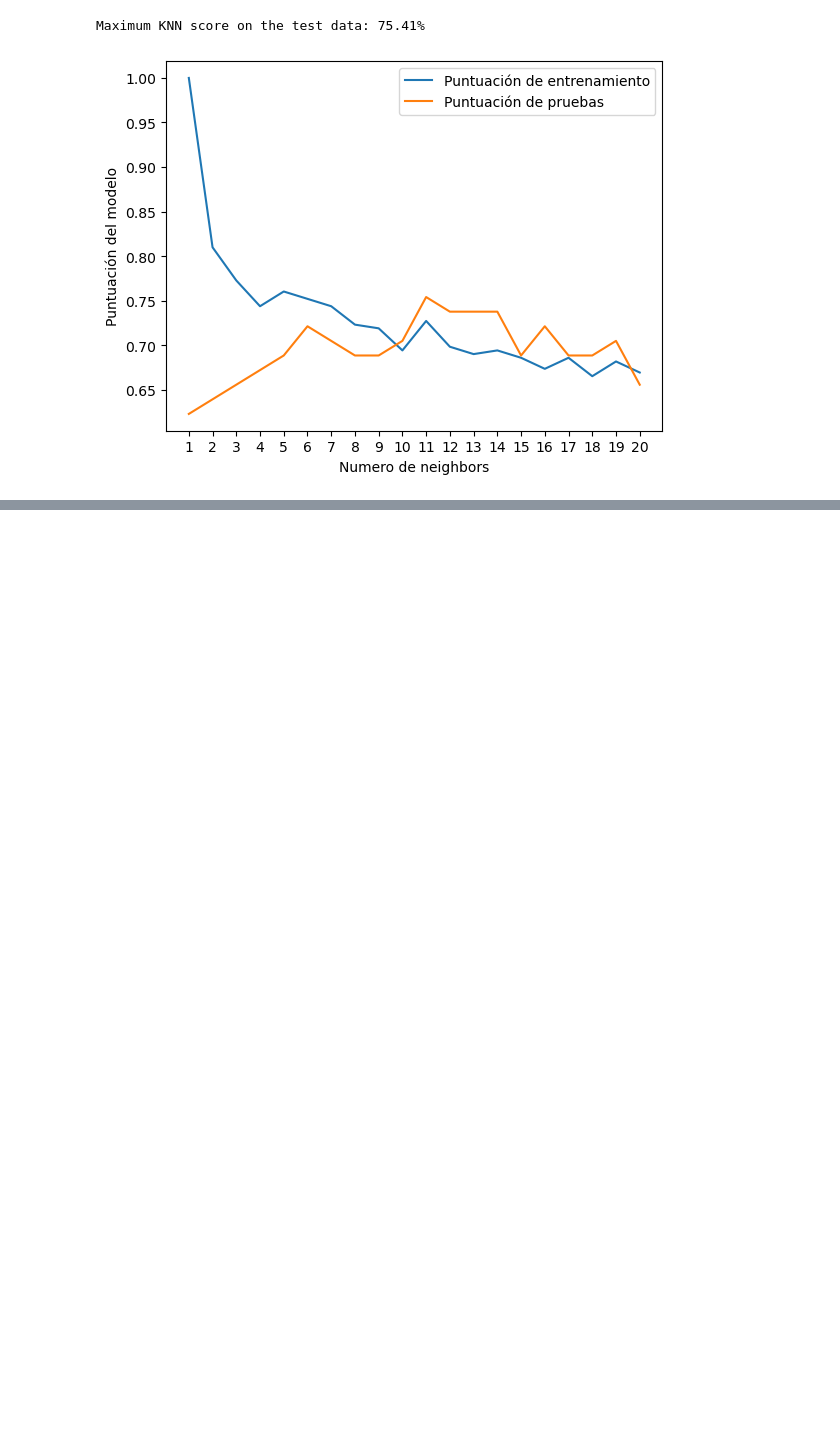
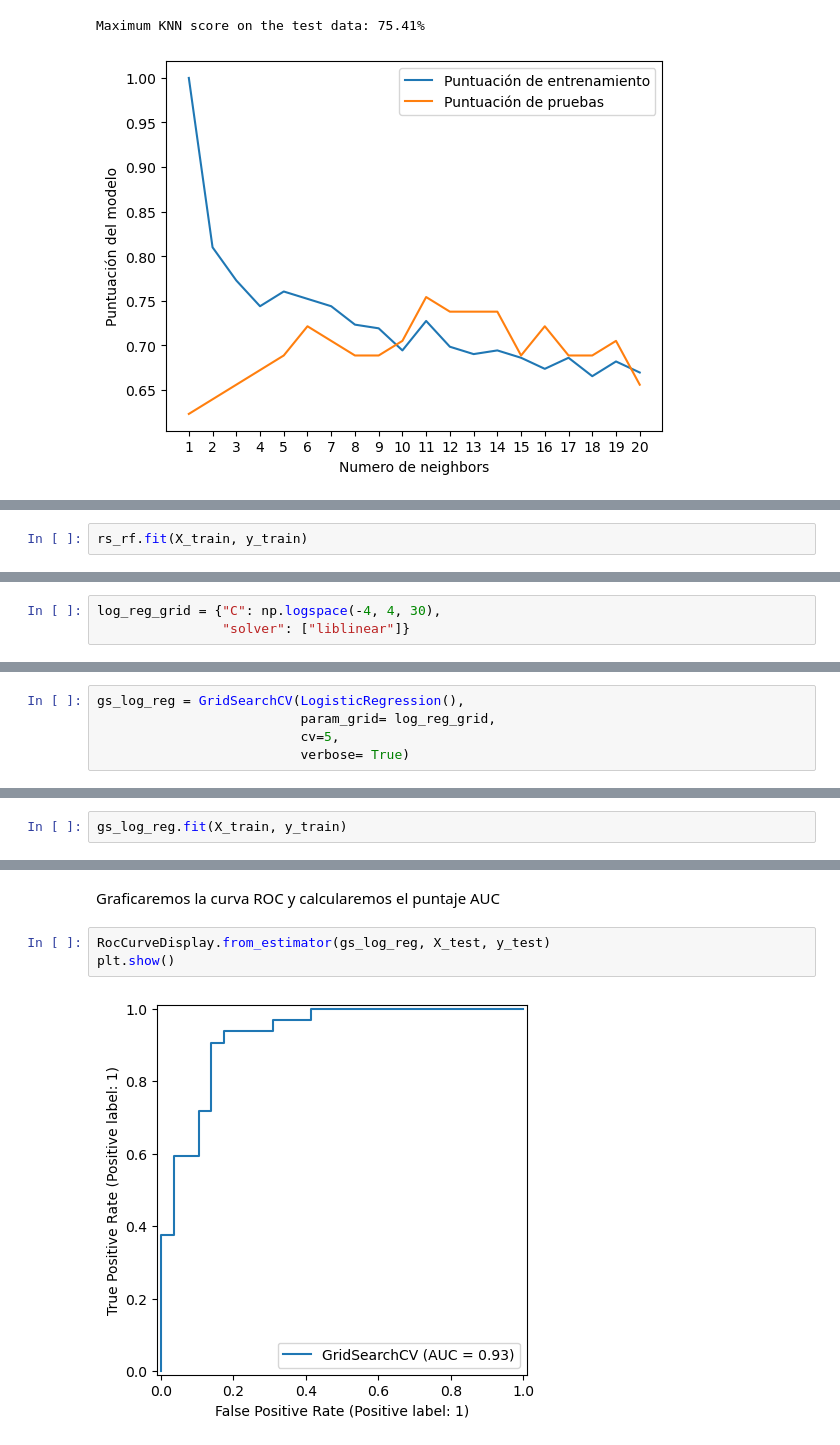
Before and after one commit to jjvemz/ML-and-DL-Bootcamp, a Jupyter notebook: HeartDiseaseProject/end-to-end heart disease predictions.ipynb, the cells around one changed output, grey strips where cells are left out. Cells and saved outputs as stored; diff of their text form; blank space fills up the shorter version.

```diff
--- a/HeartDiseaseProject/end-to-end heart disease predictions.ipynb
+++ b/HeartDiseaseProject/end-to-end heart disease predictions.ipynb
@@ -633,0 +704,2 @@ Maximum KNN score on the test data: 75.41%
+# %%
+rs_rf.fit(X_train, y_train)
@@ -633,0 +736,3 @@ Maximum KNN score on the test data: 75.41%
+# %%
+log_reg_grid = {"C": np.logspace(-4, 4, 30),
+                "solver": ["liblinear"]}
@@ -633,0 +741,5 @@ Maximum KNN score on the test data: 75.41%
+# %%
+gs_log_reg = GridSearchCV(LogisticRegression(),
+                          param_grid= log_reg_grid,
+                          cv=5,
+                          verbose= True)
@@ -633,0 +748,2 @@ Maximum KNN score on the test data: 75.41%
+# %%
+gs_log_reg.fit(X_train, y_train)
@@ -633,0 +813,7 @@ Maximum KNN score on the test data: 75.41%
+# %% [markdown]
+Graficaremos la curva ROC y calcularemos el puntaje AUC
+# %%
+RocCurveDisplay.from_estimator(gs_log_reg, X_test, y_test)
+plt.show()
+# %% [output]
+[figure, added]
```
Also changed, not shown: parts of 68 cells of this notebook.
